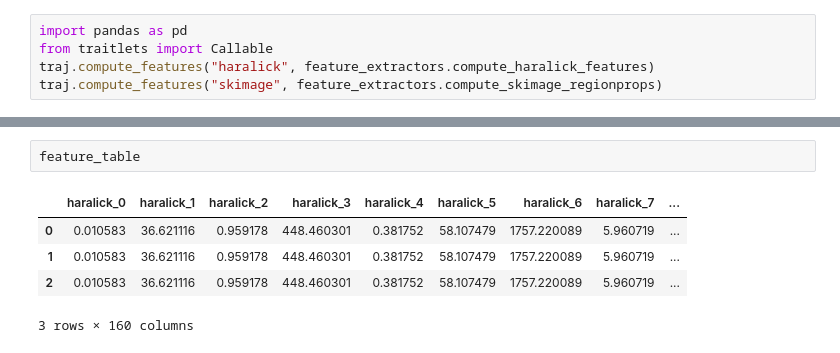
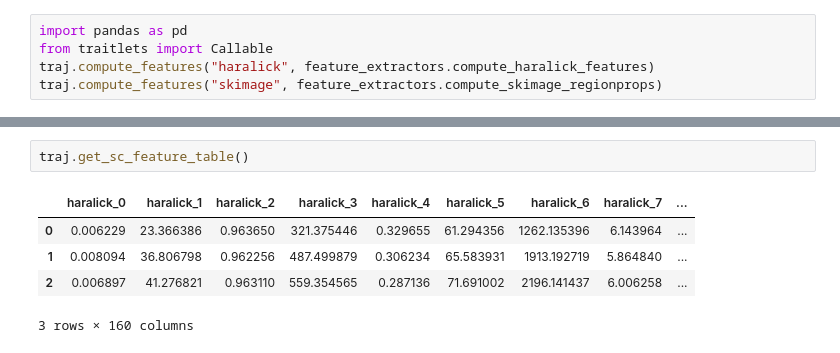
Before and after one commit to xing-lab-pitt/livecellx, a Jupyter notebook: notebooks/traj_feature.ipynb, the cells around one changed output, grey strips where cells are left out. Cells and saved outputs as stored; diff of their text form.

```diff
--- a/notebooks/traj_feature.ipynb
+++ b/notebooks/traj_feature.ipynb
@@ -70,8 +61,8 @@ feature_table = feature_table.transpose()
-# %%
-feature_table
-# %% [output]
-|  | haralick_0 | haralick_1 | haralick_2 | haralick_3 | haralick_4 | haralick_5 | haralick_6 | haralick_7 | ... |
-| 0 | 0.010583 | 36.621116 | 0.959178 | 448.460301 | 0.381752 | 58.107479 | 1757.220089 | 5.960719 | ... |
-| 1 | 0.010583 | 36.621116 | 0.959178 | 448.460301 | 0.381752 | 58.107479 | 1757.220089 | 5.960719 | ... |
-| 2 | 0.010583 | 36.621116 | 0.959178 | 448.460301 | 0.381752 | 58.107479 | 1757.220089 | 5.960719 | ... |
-3 rows × 160 columns
+# %%
+traj.get_sc_feature_table()
+# %% [output]
+|  | haralick_0 | haralick_1 | haralick_2 | haralick_3 | haralick_4 | haralick_5 | haralick_6 | haralick_7 | ... |
+| 0 | 0.006229 | 23.366386 | 0.963650 | 321.375446 | 0.329655 | 61.294356 | 1262.135396 | 6.143964 | ... |
+| 1 | 0.008094 | 36.806798 | 0.962256 | 487.499879 | 0.306234 | 65.583931 | 1913.192719 | 5.864840 | ... |
+| 2 | 0.006897 | 41.276821 | 0.963110 | 559.354565 | 0.287136 | 71.691002 | 2196.141437 | 6.006258 | ... |
+3 rows × 160 columns
```
Also changed, not shown: parts of 2 cells of this notebook, 1 other file.
